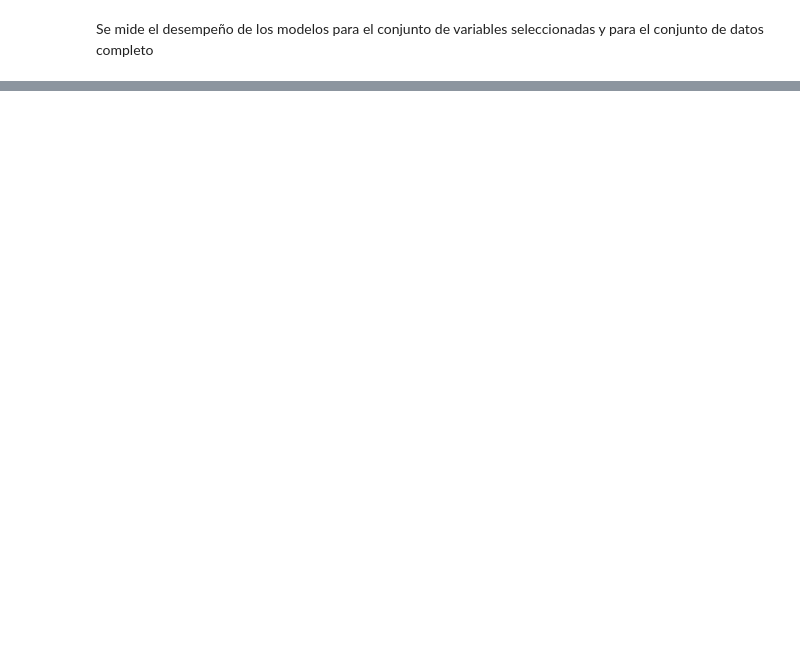
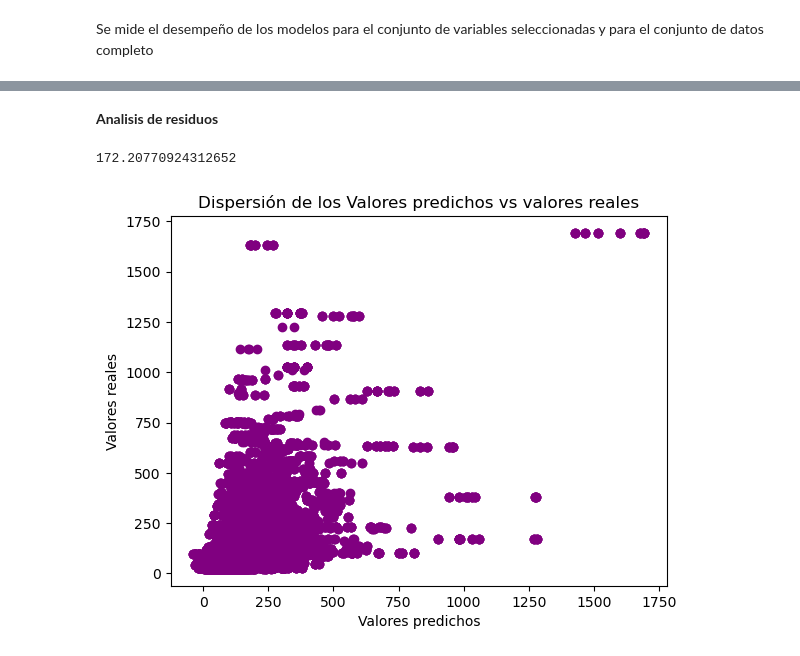
Before and after one commit to EstebanCaroP/Proyecto_Salud, a Jupyter notebook: D_Modelos.ipynb, the cells around one changed output, grey strips where cells are left out. Cells and saved outputs as stored; diff of their text form; code cells hidden in the pictures; blank space fills up the shorter version.

```diff
--- a/D_Modelos.ipynb
+++ b/D_Modelos.ipynb
@@ -171,0 +273,3 @@ plt.show()
+# %%
+xgb_final = grid_search.best_estimator_
+xgb_final
@@ -171,0 +308,29 @@ plt.show()
+# %% [markdown]
+**Analisis de residuos**
+# %%
+# Predicciones
+predictions = cross_val_predict(xgb_final, X_sel, y, cv = 5)
+pred_df = pd.DataFrame(predictions, columns = ['pred'])
+# %%
+# Crear dataframe's
+mediana = y0.mean()
+d_e = y0.std()
+# %% [output]
+172.20770924312652
+# %%
+# Unión
+pred1 = pd.DataFrame(pred_df['pred']*d_e + mediana)
+y0 = pd.DataFrame(y0)
+df1 = pd.concat([pred1, y0],axis=1)
+# %%
+residuos = df1['Horas_estancia']- df1['pred']
+
+# Diagrama de valores predichos vs valores reales
+fig, ax = plt.subplots()
+ax.scatter(x = df1['pred'], y = df1['Horas_estancia'], c = "purple")
+plt.title("Dispersión de los Valores predichos vs valores reales")
+plt.xlabel('Valores predichos')
+plt.ylabel('Valores reales')
+plt.show()
+# %% [output]
+[figure, added]
```
Also changed, not shown: parts of 27 cells of this notebook, 2 other files.
